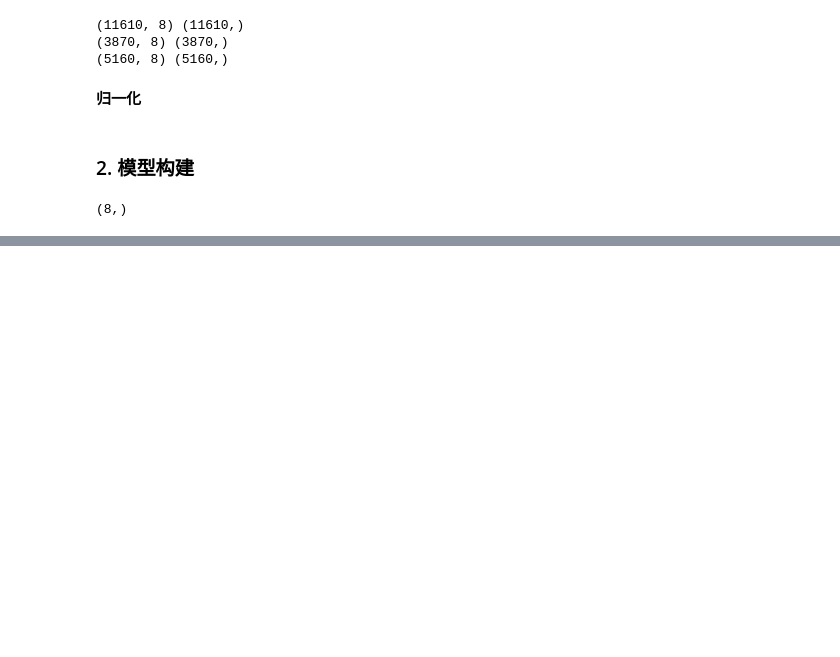
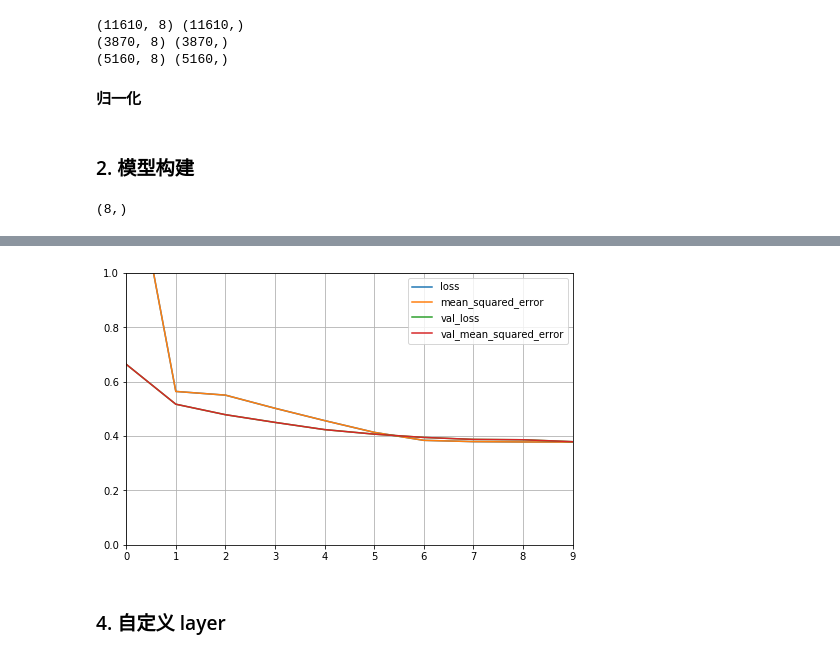
Before and after one commit to NovemberChopin/machine-learning, a Jupyter notebook: TensorFlow-2.0/03-TensorFlow-Keras/06-tf_keras_regression-model.ipynb, the cells around one changed output, grey strips where cells are left out. Drawn from its saved outputs; the diff is of its cells as text; code cells hidden in the pictures; blank space fills up the shorter version.

Commit message:
add customized layer

```diff
--- a/TensorFlow-2.0/03-TensorFlow-Keras/06-tf_keras_regression-model.ipynb
+++ b/TensorFlow-2.0/03-TensorFlow-Keras/06-tf_keras_regression-model.ipynb
@@ -148,0 +151,14 @@ model.evaluate(x_test_scaled, y_test, verbose=2)
+# %%
+def customized_mse(y_true, y_pred):
+    return tf.reduce_mean(tf.square(y_pred - y_true))
+
+model2 = Sequential([
+    layers.Dense(30, activation='relu'),
+    layers.Dense(1)
+])
+model2.build(input_shape=(None, 8))
+model2.summary()
+model2.compile(loss=customized_mse, optimizers="sgd", metrics=["mean_squared_error"])
+callbacks = [
+    keras.callbacks.EarlyStopping(patience=3, min_delta=1e-2)
+]
@@ -148,0 +178,4 @@ model.evaluate(x_test_scaled, y_test, verbose=2)
+# %%
+history = model2.fit(x_train_scaled, y_train, epochs=10,
+           validation_data=(x_valid_scaled, y_valid),
+           callbacks=callbacks)
@@ -148,0 +200,6 @@ model.evaluate(x_test_scaled, y_test, verbose=2)
+# %%
+plot_learning_curves(history)
+# %% [output]
+[figure, added]
+# %% [markdown]
+### 4. 自定义 layer
```
Also changed, not shown: parts of 11 cells of this notebook.
